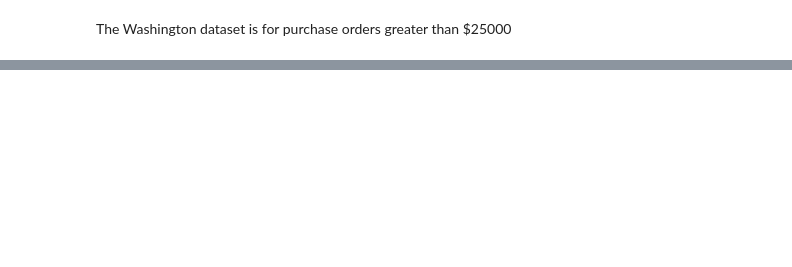
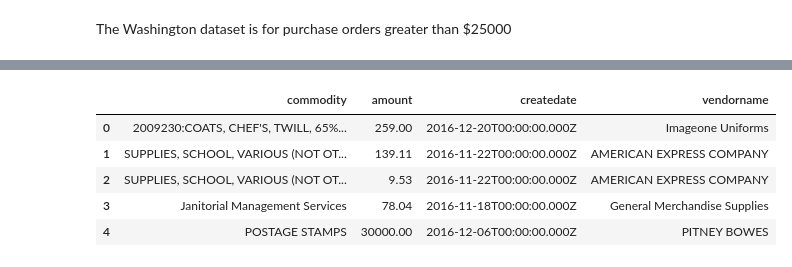
Before and after one commit to sunlightpolicy/open_data_standards_project, a Jupyter notebook: procurement.ipynb, the cells around one changed output, grey strips where cells are left out. Cells and saved outputs as stored; diff of their text form; code cells hidden in the pictures; blank space fills up the shorter version.

```diff
--- a/procurement.ipynb
+++ b/procurement.ipynb
@@ -41,0 +83,6 @@ The Washington dataset is for purchase orders greater than $25000
+# %%
+wash_pro_less = wash_pro[['NIGP_DESCRIPTION', 'PO_TOTAL_AMOUNT','ORDER_DATE','SUPPLIER']].rename(columns={
+    'NIGP_DESCRIPTION':'commodity',
+    'ORDER_DATE':'createdate',
+    'PO_TOTAL_AMOUNT':'amount',
+    'SUPPLIER':'vendorname'})
@@ -41,0 +175,9 @@ The Washington dataset is for purchase orders greater than $25000
+# %%
+wash_pro_less.head()
+# %% [output]
+|  | commodity | amount | createdate | vendorname |
+| 0 | 2009230:COATS, CHEF'S, TWILL, 65%... | 259.00 | 2016-12-20T00:00:00.000Z | Imageone Uniforms |
+| 1 | SUPPLIES, SCHOOL, VARIOUS (NOT OT... | 139.11 | 2016-11-22T00:00:00.000Z | AMERICAN EXPRESS COMPANY |
+| 2 | SUPPLIES, SCHOOL, VARIOUS (NOT OT... | 9.53 | 2016-11-22T00:00:00.000Z | AMERICAN EXPRESS COMPANY |
+| 3 | Janitorial Management Services | 78.04 | 2016-11-18T00:00:00.000Z | General Merchandise Supplies |
+| 4 | POSTAGE STAMPS | 30000.00 | 2016-12-06T00:00:00.000Z | PITNEY BOWES |
```
Also changed, not shown: parts of 18 cells of this notebook, 3 other files.
